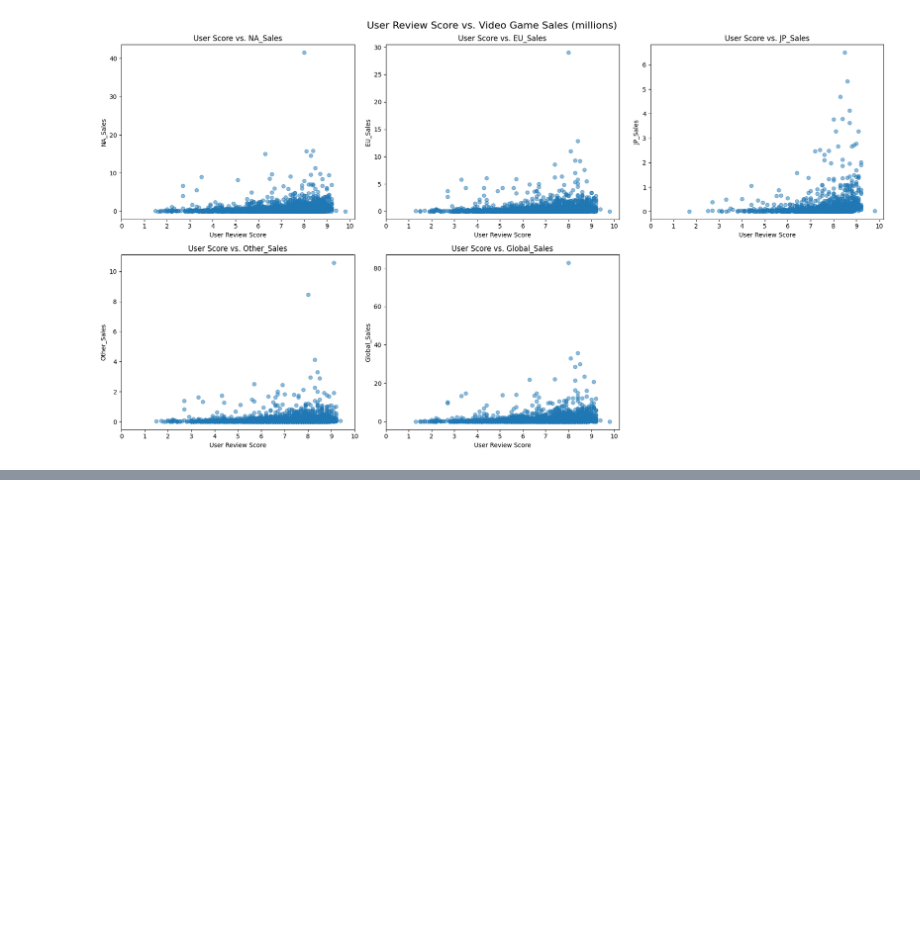
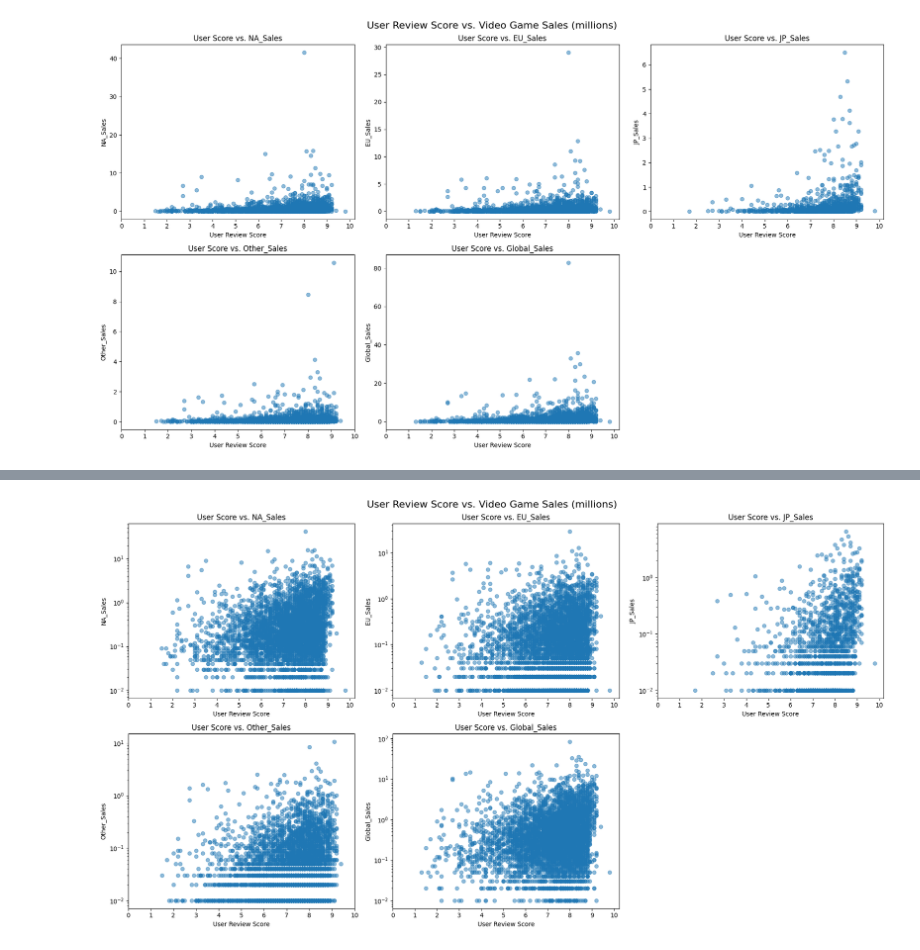
Before and after one commit to cchung6170/Data-Science-Project-2, a Jupyter notebook: Data Analysis.ipynb, the cells around one changed output, grey strips where cells are left out. Drawn from its saved outputs; the diff is of its cells as text; code cells hidden in the pictures; blank space fills up the shorter version.

```diff
--- a/Data Analysis.ipynb
+++ b/Data Analysis.ipynb
@@ -84,0 +119,23 @@ plt.show()
+# %%
+fig, axes = plt.subplots(2, 3, figsize=(18, 10))
+axes = axes.flatten()
+
+for i, sales_col in enumerate(sales_cols):
+    plot_df = df[["user score", sales_col]].dropna()
+    plot_df = plot_df[plot_df[sales_col] > 0]
+
+    axes[i].scatter(plot_df["user score"], plot_df[sales_col], alpha=0.5)
+    axes[i].set_xlabel("User Review Score")
+    axes[i].set_ylabel(sales_col)
+    axes[i].set_yscale("log")
+    axes[i].set_title(f"User Score vs. {sales_col}")
+
+    axes[i].set_xticks(np.arange(0, 11, 1))
+
+axes[-1].set_visible(False)
+
+fig.suptitle("User Review Score vs. Video Game Sales (millions)", fontsize=16)
+plt.tight_layout()
+plt.show()
+# %% [output]
+[figure, added]
```
Also changed, not shown: parts of 2 cells of this notebook, 1 other file.
